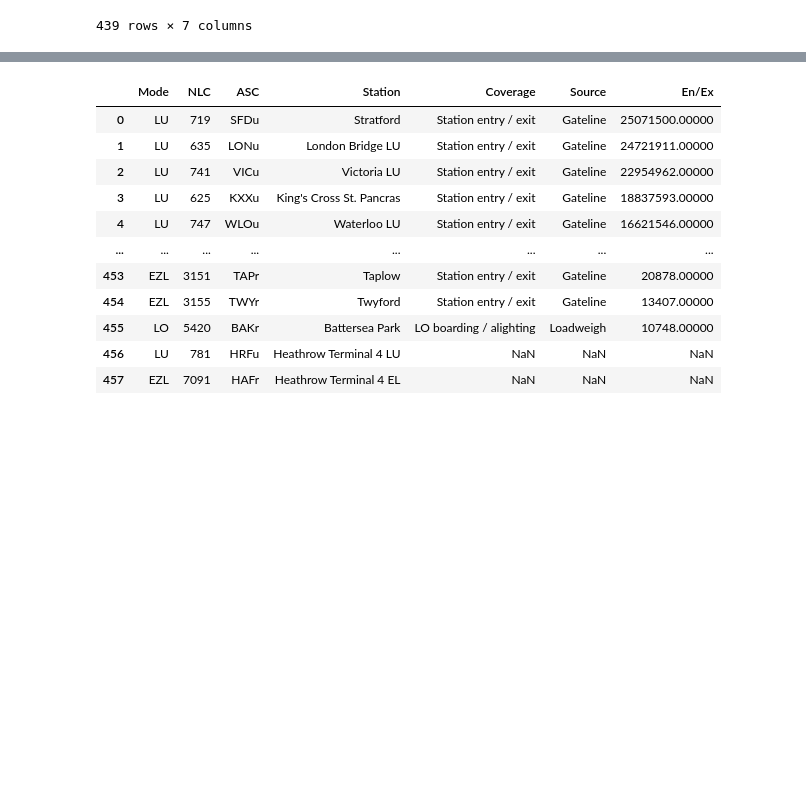
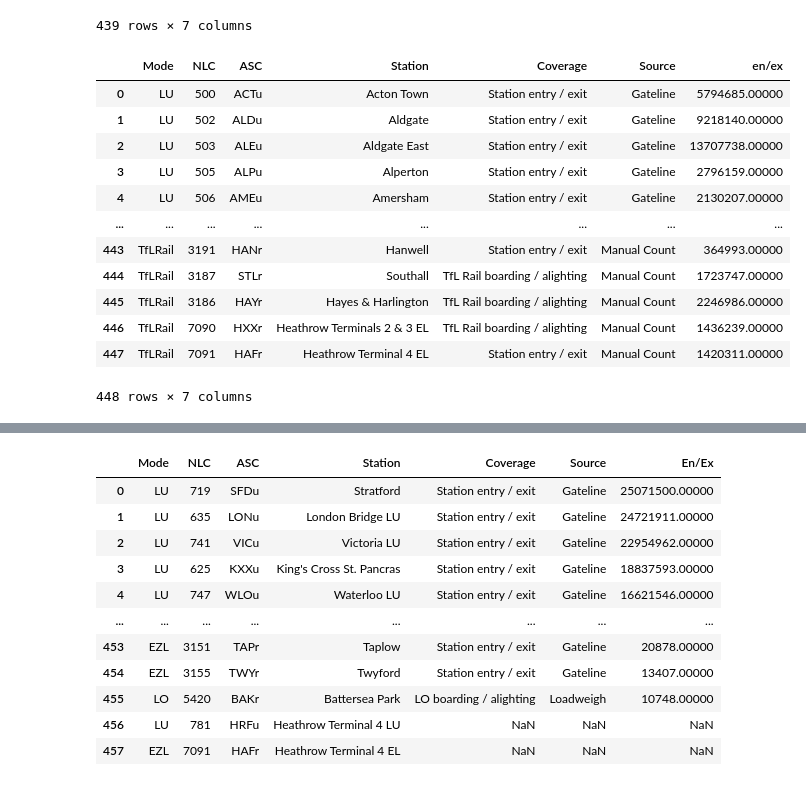
Before and after one commit to Osakwe1/TFL_Stations, a Jupyter notebook: TFL_Stations.ipynb, the cells around one changed output, grey strips where cells are left out. Saved outputs shown, nothing was run; the diff lists cells and outputs as text; code cells hidden in the pictures; blank space fills up the shorter version.

```diff
--- a/TFL_Stations.ipynb
+++ b/TFL_Stations.ipynb
@@ -34,3 +36,32 @@ df2017
 | 437 | TfLRail | 6888 | SNFr | Shenfield | TfL Rail boarding / alighting | Manual Count | 1724799.00000 |
 | 438 | TfLRail | 719 | SFDu | Stratford | TfL Rail boarding / alighting | Manual Count | 27282075.00000 |
 439 rows × 7 columns
+# %%
+#Loading in TFL Station Exit & Entry Spreadsheet for 2017
+file_name =  '/Users/olisa/code/Osakwe1/Projects/TFL/TFL Station Counts/Annual_Counts/AnnualisedEntryExit_2018.xlsx'
+sheet =  'Annualised'
+#Some Rows are skipped and irrelevant columns are dropped to standardize the DataFrame
+df2018 = pd.read_excel(io=file_name, sheet_name=sheet, skiprows=6)
+df2018=df2018.drop(columns=['entries',
+                            'entries.1',
+                            'entries.2',
+                            'entries.3',
+                            'exits',
+                            'exits.1',
+                            'exits.2',
+                            'exits.3']).round()
+df2018
+# %% [output]
+|  | Mode | NLC | ASC | Station | Coverage | Source | en/ex |
+| 0 | LU | 500 | ACTu | Acton Town | Station entry / exit | Gateline | 5794685.00000 |
+| 1 | LU | 502 | ALDu | Aldgate | Station entry / exit | Gateline | 9218140.00000 |
+| 2 | LU | 503 | ALEu | Aldgate East | Station entry / exit | Gateline | 13707738.00000 |
+| 3 | LU | 505 | ALPu | Alperton | Station entry / exit | Gateline | 2796159.00000 |
+| 4 | LU | 506 | AMEu | Amersham | Station entry / exit | Gateline | 2130207.00000 |
+| ... | ... | ... | ... | ... | ... | ... | ... |
+| 443 | TfLRail | 3191 | HANr | Hanwell | Station entry / exit | Manual Count | 364993.00000 |
+| 444 | TfLRail | 3187 | STLr | Southall | TfL Rail boarding / alighting | Manual Count | 1723747.00000 |
+| 445 | TfLRail | 3186 | HAYr | Hayes & Harlington | TfL Rail boarding / alighting | Manual Count | 2246986.00000 |
+| 446 | TfLRail | 7090 | HXXr | Heathrow Terminals 2 & 3 EL | TfL Rail boarding / alighting | Manual Count | 1436239.00000 |
+| 447 | TfLRail | 7091 | HAFr | Heathrow Terminal 4 EL | Station entry / exit | Manual Count | 1420311.00000 |
+448 rows × 7 columns
```
Also changed, not shown: parts of 22 cells of this notebook, 13 other files.
